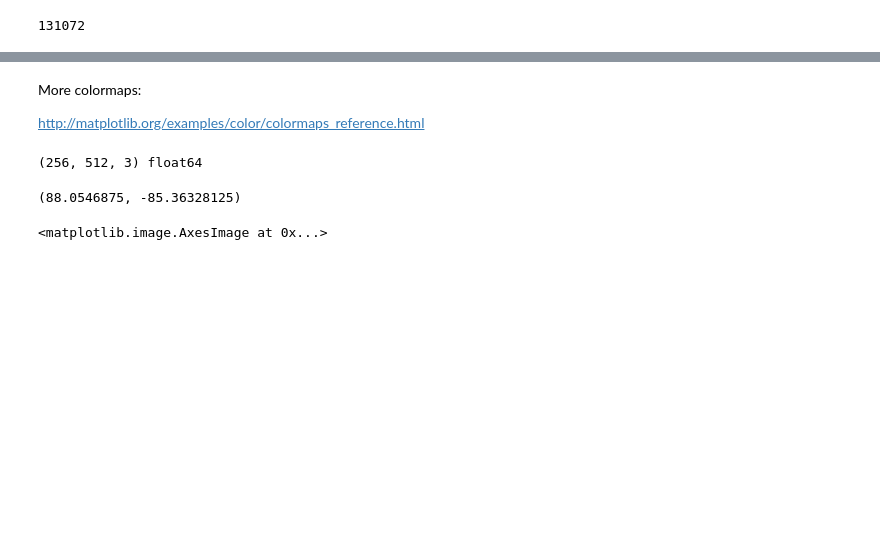
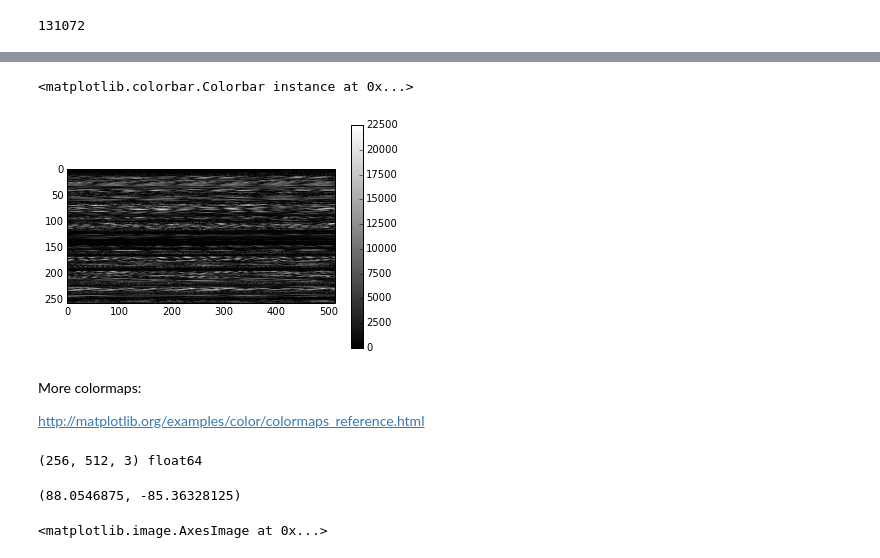
Before and after one commit to mantaraya36/201A-ipython, a Jupyter notebook: Image and Audio IO.ipynb, the cells around one changed output, grey strips where cells are left out. Cells and saved outputs as stored; diff of their text form; code cells hidden in the pictures; blank space fills up the shorter version.

```diff
--- a/Image and Audio IO.ipynb
+++ b/Image and Audio IO.ipynb
@@ -243,3 +257,9 @@ imshow(newimg, cmap=cm.cool)
+# %%
+imshow(abs(newimg), cmap=cm.gray)
+colorbar()
+# %% [output]
+<matplotlib.colorbar.Colorbar instance at 0x...>
+[figure, added]
 # %%
 imsave('outimg.jpg', newimg, cmap=cm.cool)
 # %% [markdown]
```
Also changed, not shown: parts of 12 cells of this notebook, 1 other file.
